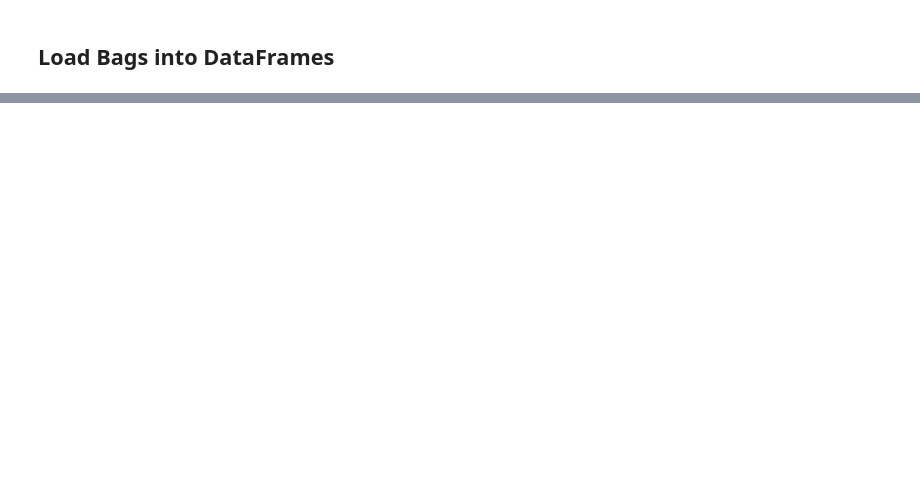
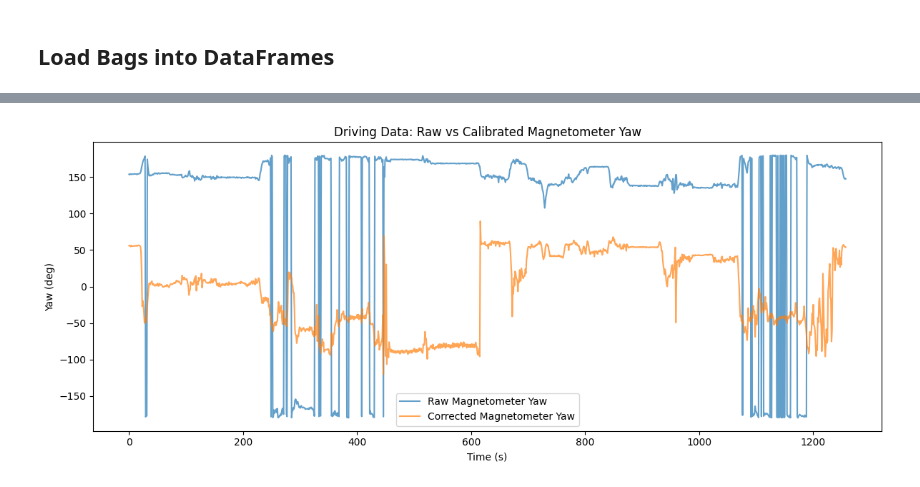
Before and after one commit to anramz29/EECE5554, a Jupyter notebook: LAB4/src/analysis/analysis.ipynb, the cells around one changed output, grey strips where cells are left out. Cells and saved outputs as stored; diff of their text form; code cells hidden in the pictures; blank space fills up the shorter version.

```diff
--- a/LAB4/src/analysis/analysis.ipynb
+++ b/LAB4/src/analysis/analysis.ipynb
@@ -213,0 +240,25 @@ Average field magnitude: nan
+# %%
+# Apply calibration from circle data to the driving data
+mag_drive = df_drive[['mag_x', 'mag_y', 'mag_z']].values
+mag_drive_corrected = (W @ (mag_drive - hard_iron).T).T
+
+# Compute yaw from magnetometer
+yaw_mag_raw = np.degrees(np.arctan2(mag_drive[:, 1], mag_drive[:, 0]))
+yaw_mag_cal = np.degrees(np.arctan2(mag_drive_corrected[:, 1], mag_drive_corrected[:, 0]))
+
+# Plot comparison
+plt.figure(figsize=(12, 5))
+plt.plot(df_drive['time_s'], yaw_mag_raw, label='Raw Magnetometer Yaw', alpha=0.7)
+plt.plot(df_drive['time_s'], yaw_mag_cal, label='Corrected Magnetometer Yaw', alpha=0.7)
+plt.xlabel('Time (s)')
+plt.ylabel('Yaw (deg)')
+plt.legend()
+plt.title('Driving Data: Raw vs Calibrated Magnetometer Yaw')
+plt.tight_layout()
+plt.savefig('images/driving_mag_yaw_comparison.png', dpi=150)
+plt.show()
+
+# Store corrected yaw in the dataframe for all further analysis
+df_drive['mag_yaw'] = yaw_mag_cal
+# %% [output]
+[figure, added]
```
Also changed, not shown: parts of 4 cells of this notebook, 4 other files.
